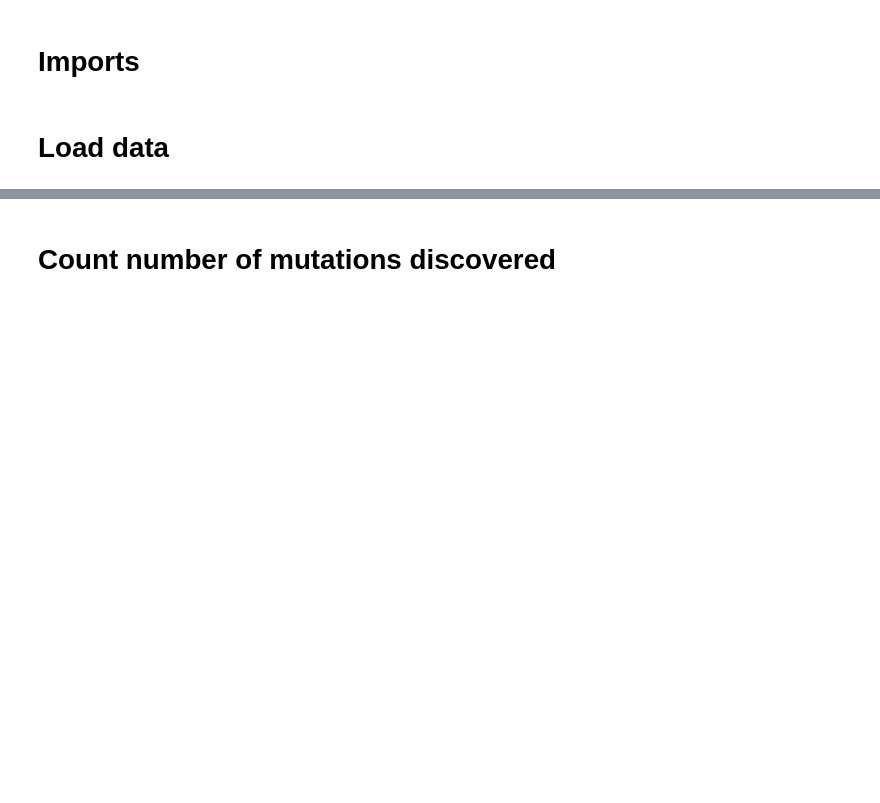
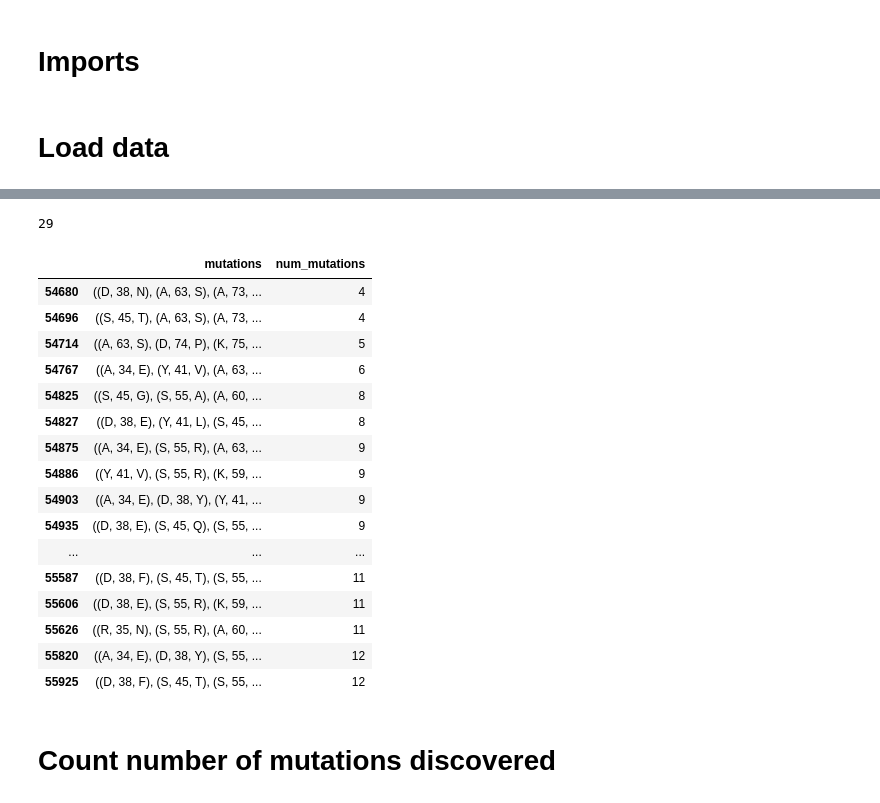
Before and after one commit to google-deepmind/nuclease_design, a Jupyter notebook: notebooks/plot_structural_diversity.ipynb, the cells around one changed output, grey strips where cells are left out. Cells and saved outputs as stored; diff of their text form; code cells hidden in the pictures; blank space fills up the shorter version.

```diff
--- a/notebooks/plot_structural_diversity.ipynb
+++ b/notebooks/plot_structural_diversity.ipynb
@@ -43,0 +46,6 @@ hr_df = df[df['sublibrary_name'] == 'g4_hit_recombination'].copy()
+# %%
+cols_to_show = ['mutations', 'num_mutations']
+fiducial = 'a73r'
+activity_column = f'activity_greater_than_{fiducial}'
+print(hr_df[hr_df[activity_column]].shape[0])
+hr_df[hr_df[activity_column]][cols_to_show]
@@ -44,3 +60,25 @@ hr_df = df[df['sublibrary_name'] == 'g4_hit_recombination'].copy()
+# %%
+print(ml_df[ml_df[activity_column]].shape[0])
+ml_df[ml_df[activity_column]][cols_to_show]
+# %% [output]
+29
+|  | mutations | num_mutations |
+| 54680 | ((D, 38, N), (A, 63, S), (A, 73, ... | 4 |
+| 54696 | ((S, 45, T), (A, 63, S), (A, 73, ... | 4 |
+| 54714 | ((A, 63, S), (D, 74, P), (K, 75, ... | 5 |
+| 54767 | ((A, 34, E), (Y, 41, V), (A, 63, ... | 6 |
+| 54825 | ((S, 45, G), (S, 55, A), (A, 60, ... | 8 |
+| 54827 | ((D, 38, E), (Y, 41, L), (S, 45, ... | 8 |
+| 54875 | ((A, 34, E), (S, 55, R), (A, 63, ... | 9 |
+| 54886 | ((Y, 41, V), (S, 55, R), (K, 59, ... | 9 |
+| 54903 | ((A, 34, E), (D, 38, Y), (Y, 41, ... | 9 |
+| 54935 | ((D, 38, E), (S, 45, Q), (S, 55, ... | 9 |
+| ... | ... | ... |
+| 55587 | ((D, 38, F), (S, 45, T), (S, 55, ... | 11 |
+| 55606 | ((D, 38, E), (S, 55, R), (K, 59, ... | 11 |
+| 55626 | ((R, 35, N), (S, 55, R), (A, 60, ... | 11 |
+| 55820 | ((A, 34, E), (D, 38, Y), (S, 55, ... | 12 |
+| 55925 | ((D, 38, F), (S, 45, T), (S, 55, ... | 12 |
 # %% [markdown]
 # Count number of mutations discovered
 # %%
```
Also changed, not shown: parts of 4 cells of this notebook.
